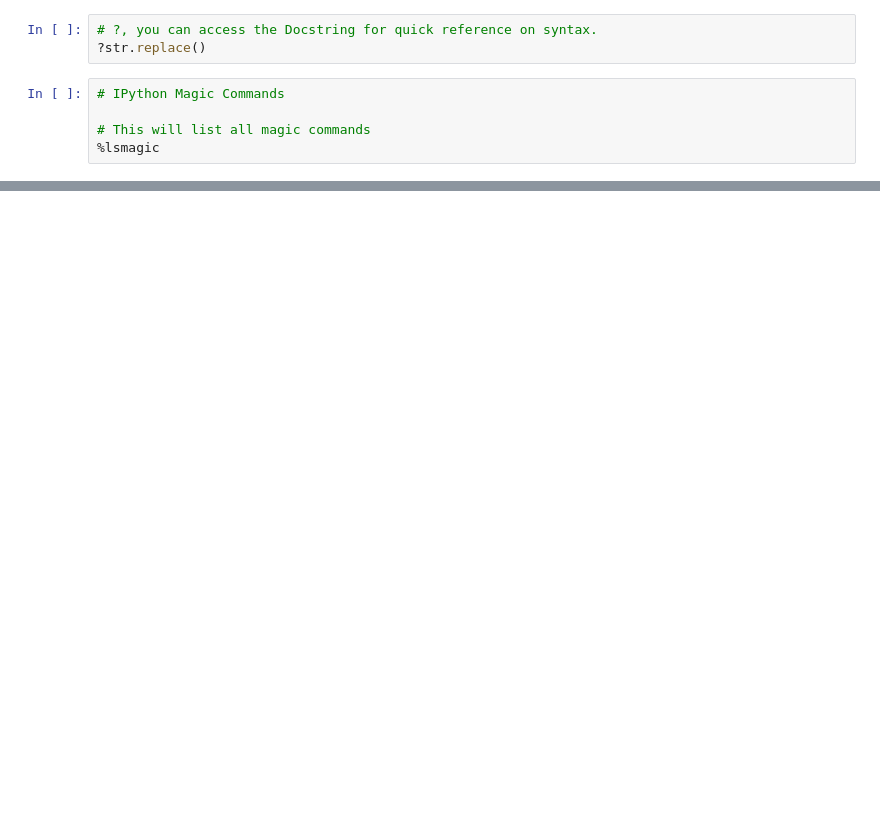
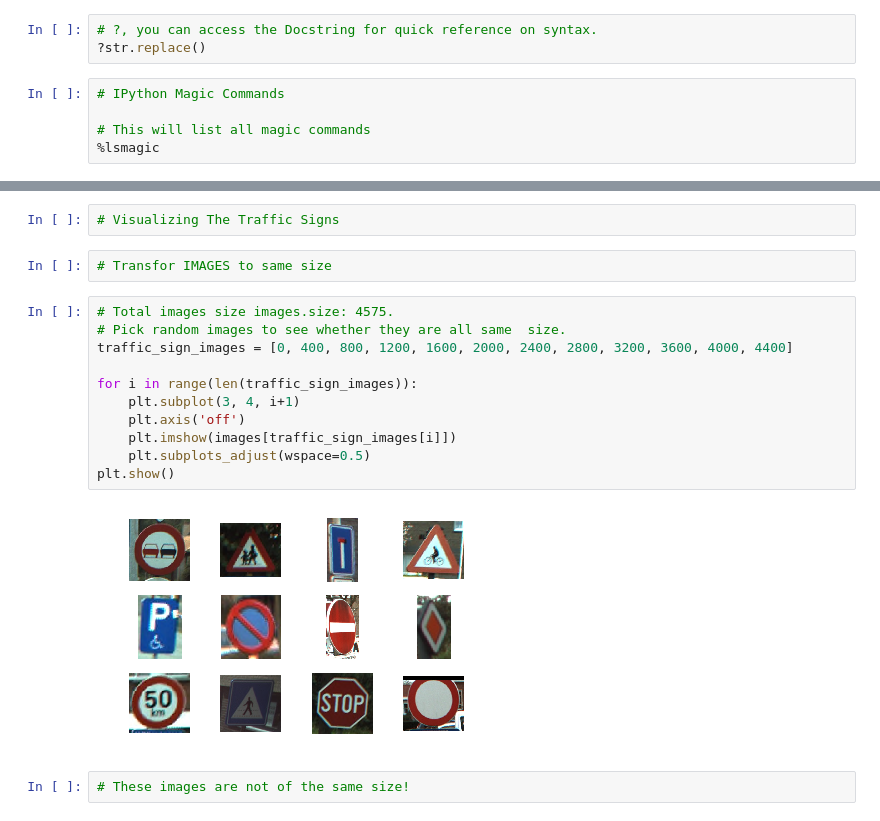
Before and after one commit to Jayasagar/traffic-sign-label-tensorflow, a Jupyter notebook: BelgianTrafficSigns.ipynb, the cells around one changed output, grey strips where cells are left out. Saved outputs shown, nothing was run; the diff lists cells and outputs as text; blank space fills up the shorter version.

Commit message:
Pick random images to inspect the image sizea and how they look

```diff
--- a/BelgianTrafficSigns.ipynb
+++ b/BelgianTrafficSigns.ipynb
@@ -124,0 +128,19 @@ plt.show()
+# %%
+# Visualizing The Traffic Signs
+# %%
+# Transfor IMAGES to same size
+# %%
+# Total images size images.size: 4575.
+# Pick random images to see whether they are all same  size.
+traffic_sign_images = [0, 400, 800, 1200, 1600, 2000, 2400, 2800, 3200, 3600, 4000, 4400]
+
+for i in range(len(traffic_sign_images)):
+    plt.subplot(3, 4, i+1)
+    plt.axis('off')
+    plt.imshow(images[traffic_sign_images[i]])
+    plt.subplots_adjust(wspace=0.5)
+plt.show()
+# %% [output]
+[figure, added]
+# %%
+# These images are not of the same size!
```
Also changed, not shown: parts of 3 cells of this notebook.
